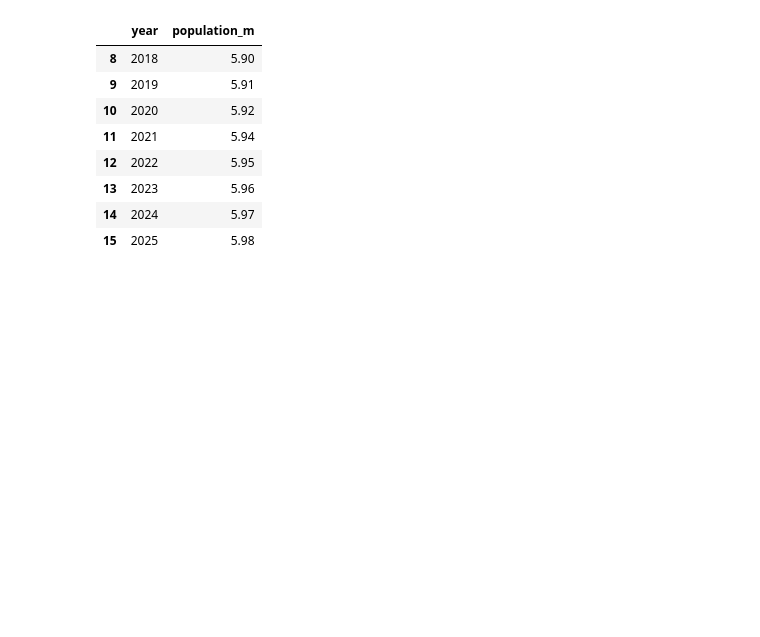
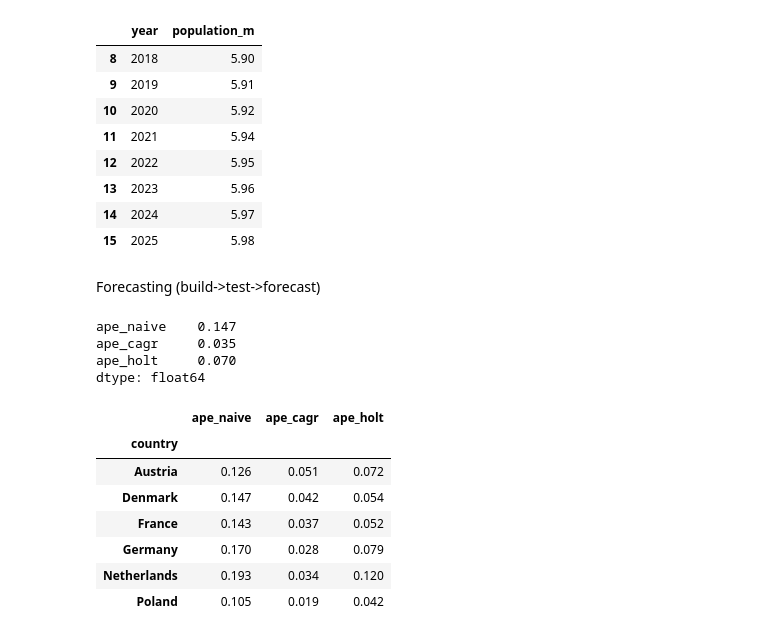
Before and after one commit to roshansrini26/analytics, a Jupyter notebook: market_analysis.ipynb, the cells around one changed output. Drawn from its saved outputs; the diff is of its cells as text; code cells hidden in the pictures; blank space fills up the shorter version.

Commit message:
forecast model on market analysis

```diff
--- a/market_analysis.ipynb
+++ b/market_analysis.ipynb
@@ -644,3 +644,5 @@ market.loc[market["country"] == "Denmark", ["year", "population_m"]]
 | 13 | 2023 | 5.96 |
 | 14 | 2024 | 5.97 |
 | 15 | 2025 | 5.98 |
+# %% [markdown]
+Forecasting (build->test->forecast)
@@ -646,0 +655,46 @@ market.loc[market["country"] == "Denmark", ["year", "population_m"]]
+# %%
+mk = pd.read_csv("market_clean.csv")
+TRAIN_END = 2022
+# %%
+rows = []
+for country, g in mk.groupby("country"):
+    g = g.sort_values("year")
+    train = g[g["year"] <= TRAIN_END]["market_eur_m"].values
+    test = g[g["year"] > TRAIN_END]
+
+    last = train[-1]
+    cagr = (train[-1] / train[0]) ** (1 / (len(train) - 1)) - 1
+    holt = ExponentialSmoothing(train, trend="add").fit().forecast(len(test))
+
+    for i, (year, actual) in enumerate(zip(test["year"], test["market_eur_m"])):
+        rows.append({
+            "country": country,
+            "year": year,
+            "actual": actual,
+            "naive": last,
+            "cagr": last * (1+cagr) ** (i + 1),
+            "holt": holt[i]
+        })
+
+bt = pd.DataFrame(rows)
+for method in ["naive", "cagr", "holt"]:
+    bt[f"ape_{method}"] = (bt[method] / bt["actual"] - 1).abs()
+# %%
+ape_cols = ["ape_naive", "ape_cagr", "ape_holt"]
+bt[ape_cols].mean().round(3)
+# %% [output]
+ape_naive    0.147
+ape_cagr     0.035
+ape_holt     0.070
+dtype: float64
+# %%
+bt.groupby("country")[ape_cols].mean().round(3)
+# %% [output]
+|  | ape_naive | ape_cagr | ape_holt |
+| country |  |  |  |
+| Austria | 0.126 | 0.051 | 0.072 |
+| Denmark | 0.147 | 0.042 | 0.054 |
+| France | 0.143 | 0.037 | 0.052 |
+| Germany | 0.170 | 0.028 | 0.079 |
+| Netherlands | 0.193 | 0.034 | 0.120 |
+| Poland | 0.105 | 0.019 | 0.042 |
```
Also changed, not shown: parts of 7 cells of this notebook, 1 other file.
